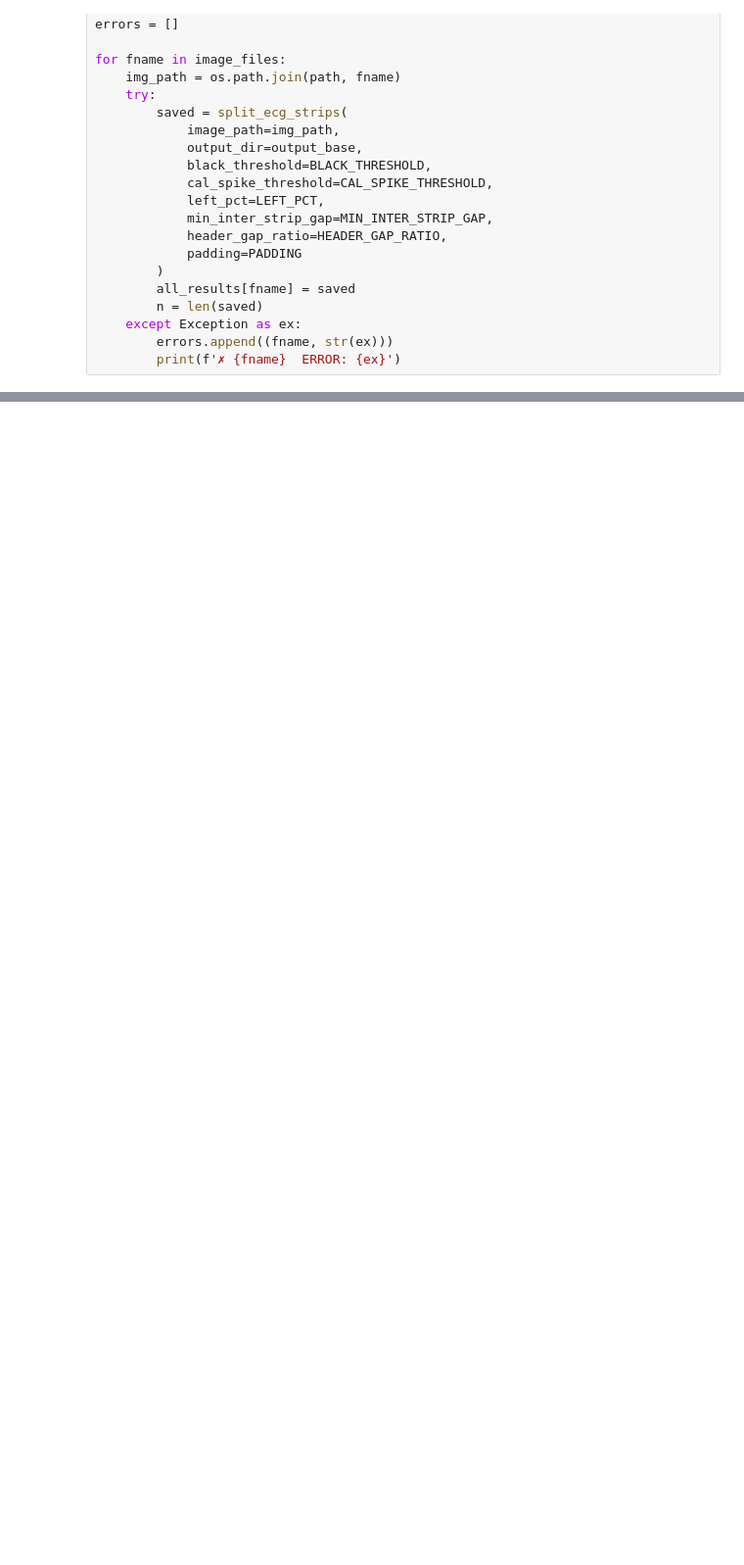
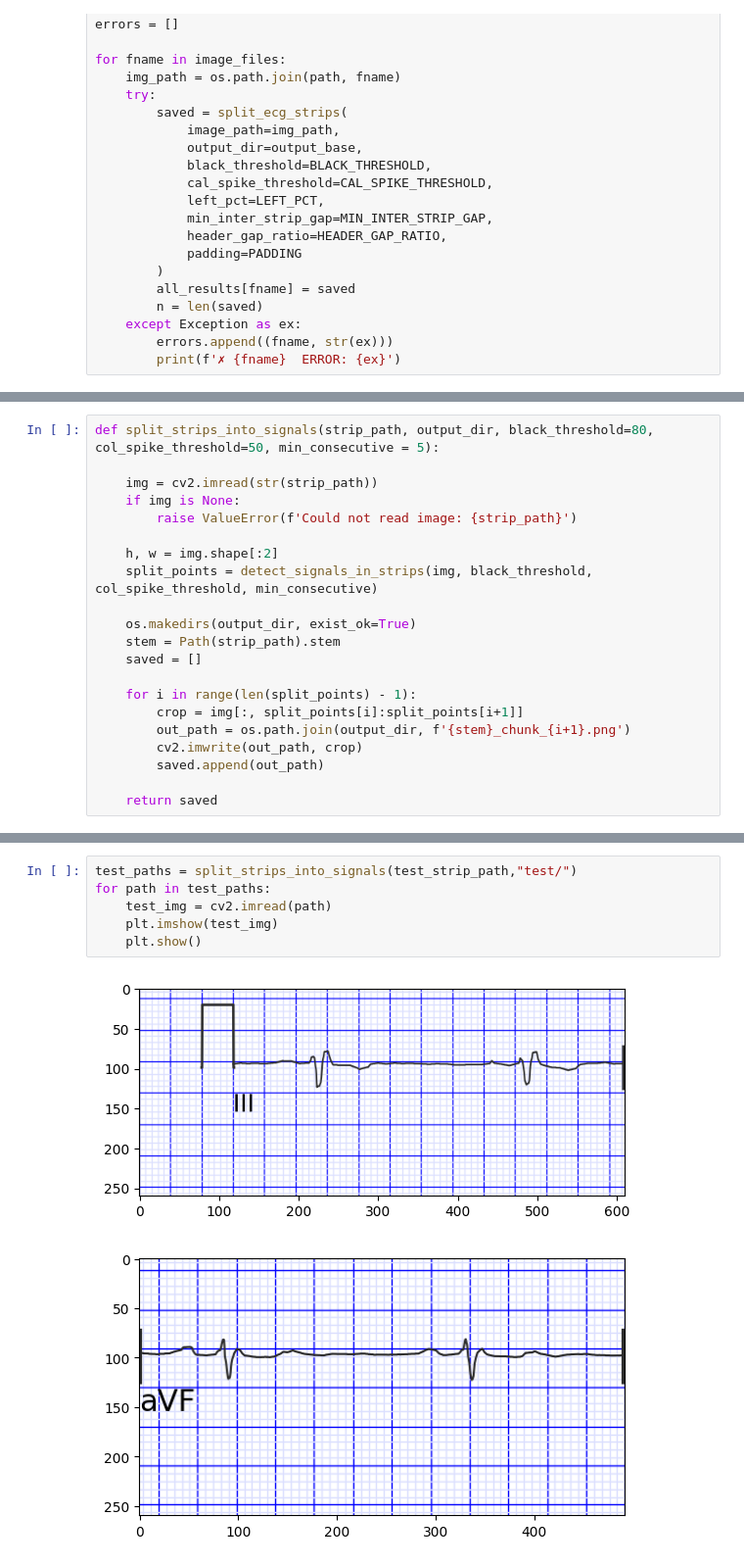
Before and after one commit to AFhmc/MLProjectSp26, a Jupyter notebook: Separate_signals.ipynb, the cells around one changed output, grey strips where cells are left out. Shown at 98% size. Drawn from its saved outputs; the diff is of its cells as text; blank space fills up the shorter version.

```diff
--- a/Separate_signals.ipynb
+++ b/Separate_signals.ipynb
@@ -250,0 +289,21 @@ show_random_strips(all_results, n=9, cols=3)
+# %%
+def split_strips_into_signals(strip_path, output_dir, black_threshold=80, col_spike_threshold=50, min_consecutive = 5):
+
+    img = cv2.imread(str(strip_path))
+    if img is None:
+        raise ValueError(f'Could not read image: {strip_path}')
+
+    h, w = img.shape[:2]
+    split_points = detect_signals_in_strips(img, black_threshold, col_spike_threshold, min_consecutive)
+
+    os.makedirs(output_dir, exist_ok=True)
+    stem = Path(strip_path).stem
+    saved = []
+
+    for i in range(len(split_points) - 1):
+        crop = img[:, split_points[i]:split_points[i+1]]
+        out_path = os.path.join(output_dir, f'{stem}_chunk_{i+1}.png')
+        cv2.imwrite(out_path, crop)
+        saved.append(out_path)
+
+    return saved
@@ -250,0 +321,9 @@ show_random_strips(all_results, n=9, cols=3)
+# %%
+test_paths = split_strips_into_signals(test_strip_path,"test/")
+for path in test_paths:
+    test_img = cv2.imread(path)
+    plt.imshow(test_img)
+    plt.show()
+# %% [output]
+[figure, added]
+[figure, added]
```
Also changed, not shown: parts of 10 cells of this notebook.
